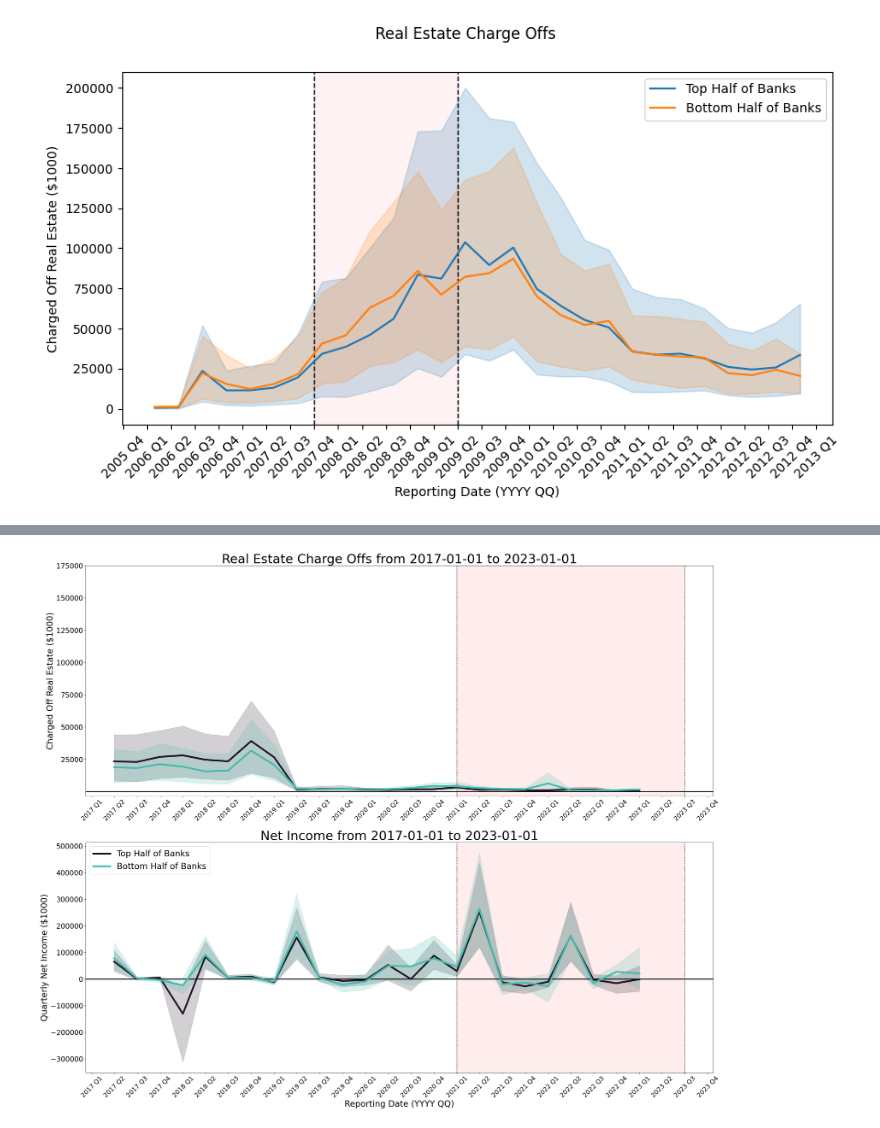
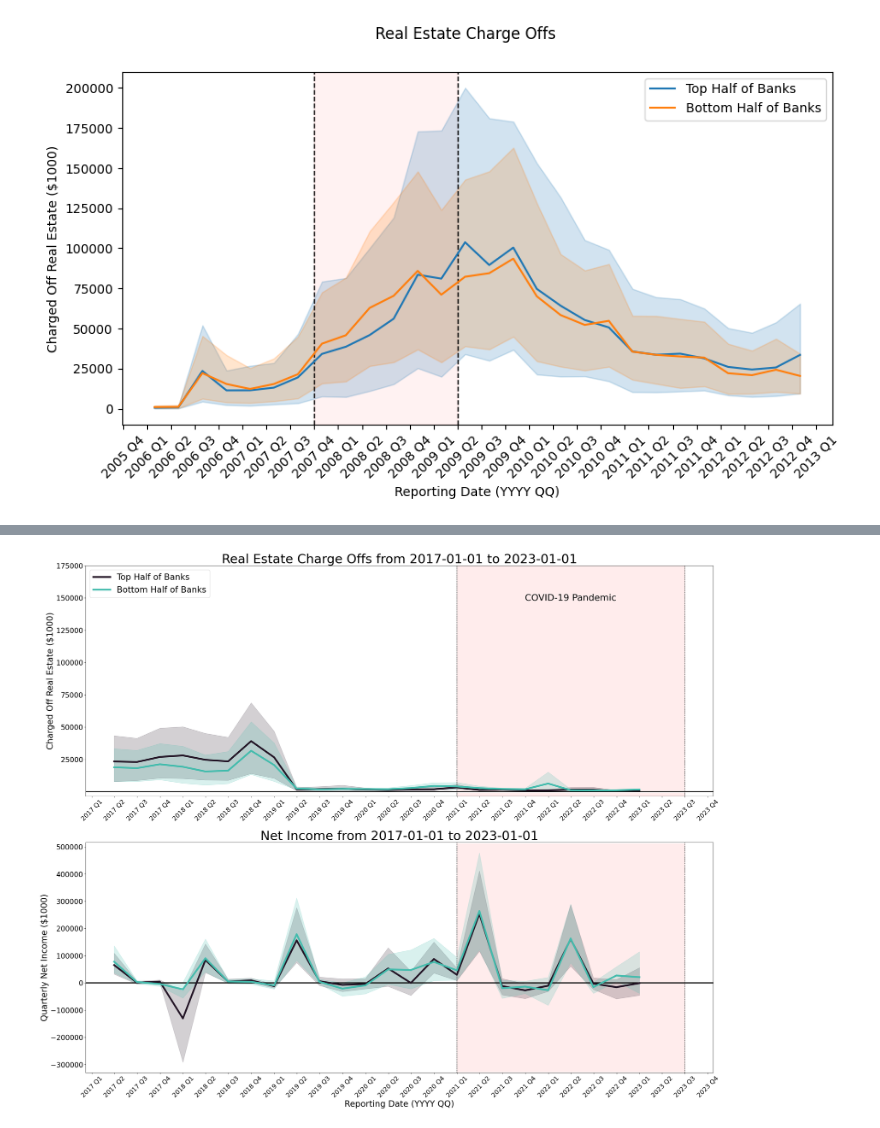
Before and after one commit to jmanacid1/DSE-Project, a Jupyter notebook: Descriptive_Analysis/notebooks/Crash and Asset Visualizations over time.ipynb, the cells around one changed output, grey strips where cells are left out. Drawn from its saved outputs; the diff is of its cells as text; code cells hidden in the pictures.

```diff
--- a/Descriptive_Analysis/notebooks/Crash and Asset Visualizations over time.ipynb
+++ b/Descriptive_Analysis/notebooks/Crash and Asset Visualizations over time.ipynb
@@ -405,37 +414,48 @@ axes[0].axvspan(pd.Timestamp("2020-12-31"),
            pd.Timestamp("2023-06-30"),
            color='red',
            alpha=0.075)
+
+axes[0].text(
+    pd.Timestamp("2022-03-31"), 150000,
+    "COVID-19 Pandemic",
+    fontsize=26,
+    color="black",
+    ha="center",
+    va="center"
+)
+
+
 axes[1].axvline(x=pd.Timestamp("2020-12-31"), color='k', linestyle='--', linewidth=1)
 axes[1].axvline(x=pd.Timestamp("2023-06-30"), color='k', linestyle='--', linewidth=1)
 
 axes[1].axvspan(pd.Timestamp("2020-12-31"),
            pd.Timestamp("2023-06-30"),
            color='red',
            alpha=0.075)
 
 top_half_color = sns.color_palette("mako", 10)[0]
 bottom_half_color = sns.color_palette("mako", 10)[7]
 
-sns.lineplot(data=sns_combined_df_top_half_2020, x='quarter', y=y, ax=axes[0], linewidth=5, color=top_half_color)
-sns.lineplot(data=sns_combined_df_bottom_half_2020, x='quarter', y=y, ax=axes[0], linewidth=5, color=bottom_half_color)
+sns.lineplot(data=sns_combined_df_top_half_2020, x='quarter', y=y, ax=axes[0], label = 'Top Half of Banks', linewidth=5, color=top_half_color)
+sns.lineplot(data=sns_combined_df_bottom_half_2020, x='quarter', y=y, ax=axes[0], label = 'Bottom Half of Banks', linewidth=5, color=bottom_half_color)
 
-sns.lineplot(data=sns_combined_df_top_half_2020, x='quarter', y='Quarterly_NET_INCOME', label = 'Top Half of Banks', ax=axes[1], linewidth=5 ,color=top_half_color)
-sns.lineplot(data=sns_combined_df_bottom_half_2020, x='quarter', y='Quarterly_NET_INCOME', label = 'Bottom Half of Banks', ax=axes[1], linewidth=5, color=bottom_half_color)
+sns.lineplot(data=sns_combined_df_top_half_2020, x='quarter', y='Quarterly_NET_INCOME', ax=axes[1], linewidth=5 ,color=top_half_color)
+sns.lineplot(data=sns_combined_df_bottom_half_2020, x='quarter', y='Quarterly_NET_INCOME', ax=axes[1], linewidth=5, color=bottom_half_color)
 
 
 axes[0].set_yticks(charge_offs_ticks)
 axes[0].tick_params(axis='x', rotation=45, labelsize = 18)
 axes[0].tick_params(axis='y', labelsize = 20)
 axes[0].set_xlabel('')
 axes[0].set_ylabel('Charged Off Real Estate ($1000)', fontsize = 24)
 
 axes[1].tick_params(axis='x', rotation=45, labelsize = 18)
 axes[1].tick_params(axis='y', labelsize = 20)
 axes[1].set_xlabel('Reporting Date (YYYY QQ)', fontsize = 24)
 axes[1].set_ylabel('Quarterly Net Income ($1000)', fontsize = 24)
 
-plt.legend(fontsize=24)
+axes[0].legend(fontsize=24)
 
 plt.savefig('../outputs/2020_Real_Estate_Charge_Offs_And_Net_Income_Full_Figure.png', dpi=300)
 # %% [output]
-[figure, old version]
+[figure, new version]
```
Also changed, not shown: parts of 1 cell of this notebook, 2 other files.
